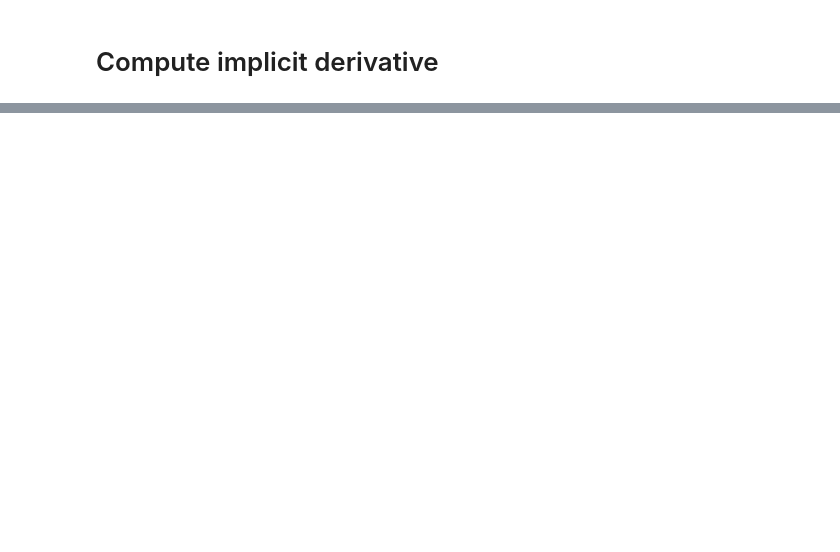
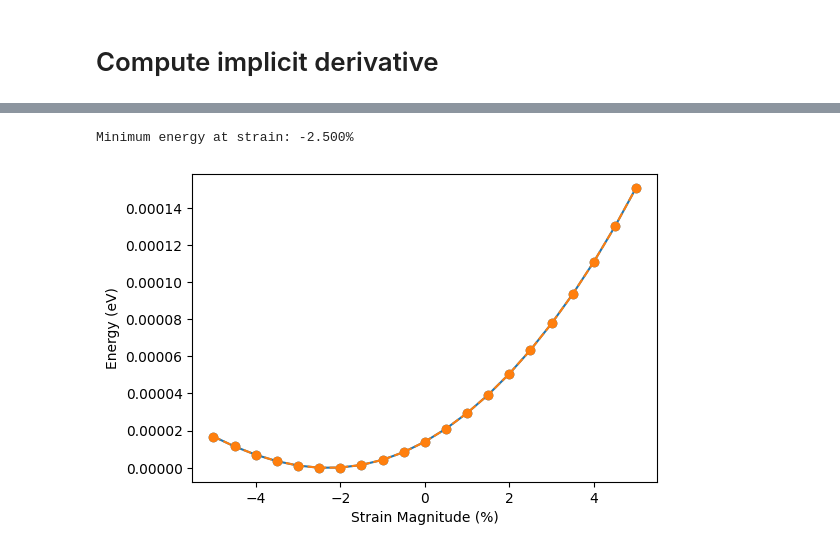
Before and after one commit to marseille-matmol/LammpsImplicitDerivative, a Jupyter notebook: examples/volume.ipynb, the cells around one changed output, grey strips where cells are left out. Saved outputs shown, nothing was run; the diff lists cells and outputs as text; code cells hidden in the pictures; blank space fills up the shorter version.

```diff
--- a/examples/volume.ipynb
+++ b/examples/volume.ipynb
@@ -126,0 +150,44 @@ Exception: ERROR: Cannot change box tilt factors for orthogonal box (src/change_
+# %%
+epsilon_array = np.linspace(-0.05, 0.05, 21)
+energy_array = np.zeros_like(epsilon_array)
+energy_array2 = np.zeros_like(epsilon_array)
+
+W_system.scatter_coord()
+W_system.gather_D_dD()
+
+#print(W_system.dU_dTheta)
+#print(W_system.Theta)
+#print(W_system.get_E(), W_system.energy)
+
+for i, epsilon in enumerate(epsilon_array):
+    M = np.diag( [epsilon, epsilon, -2.0 * epsilon]  )
+    W_system.apply_strain(M)
+
+    W_system.gather_D_dD()
+    energy = W_system.get_E()
+
+    # extract_compute("thermo_pe")
+    energy2 = W_system.energy
+
+    energy_array[i] = energy
+    energy_array2[i] = energy2
+
+    W_system.apply_strain(np.linalg.inv(M+np.eye(3))-np.eye(3))
+
+energy_array /= W_system.Natom**3
+energy_array2 /= W_system.Natom**3
+
+energy_array -= energy_array.min()
+energy_array2 -= energy_array2.min()
+
+fig, ax = plt.subplots(1, 1, figsize=(6, 4))
+ax.plot(100.0 * epsilon_array, energy_array, ls='-', marker='o')
+ax.plot(100.0 * epsilon_array, energy_array2, ls='--', marker='o')
+ax.set_xlabel('Strain Magnitude (%)')
+ax.set_ylabel('Energy (eV)')
+
+strain_min = epsilon_array[np.argmin(energy_array)]
+print(f"Minimum energy at strain: {strain_min:.3%}")
+# %% [output]
+Minimum energy at strain: -2.500%
+[figure, added]
```
Also changed, not shown: parts of 8 cells of this notebook, 1 other file.
